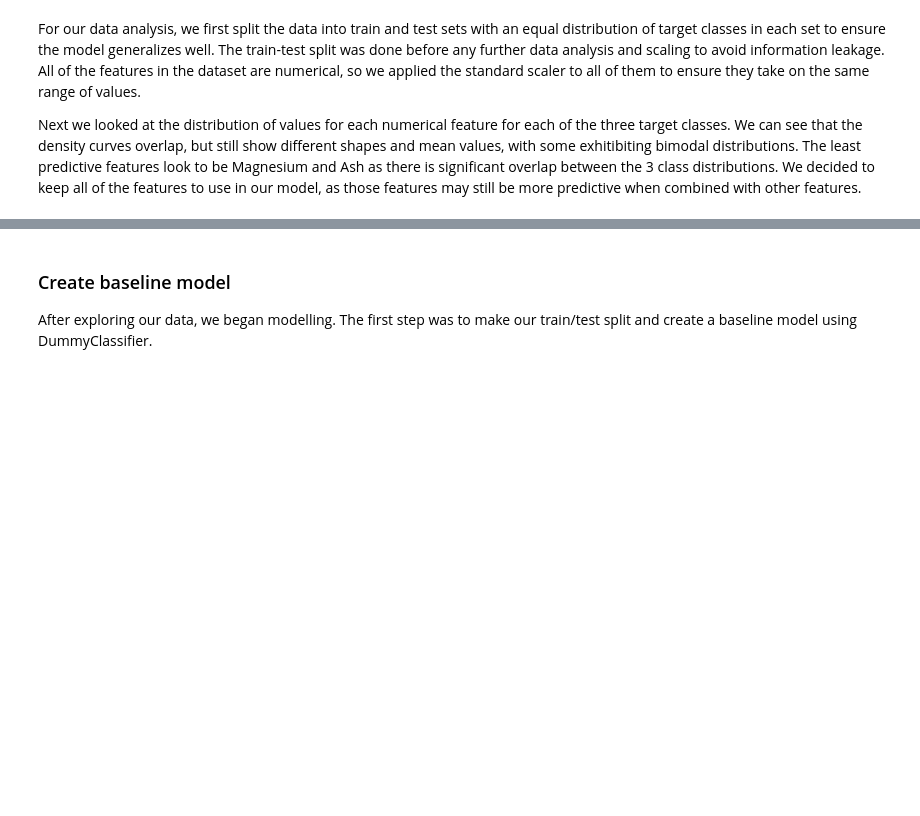
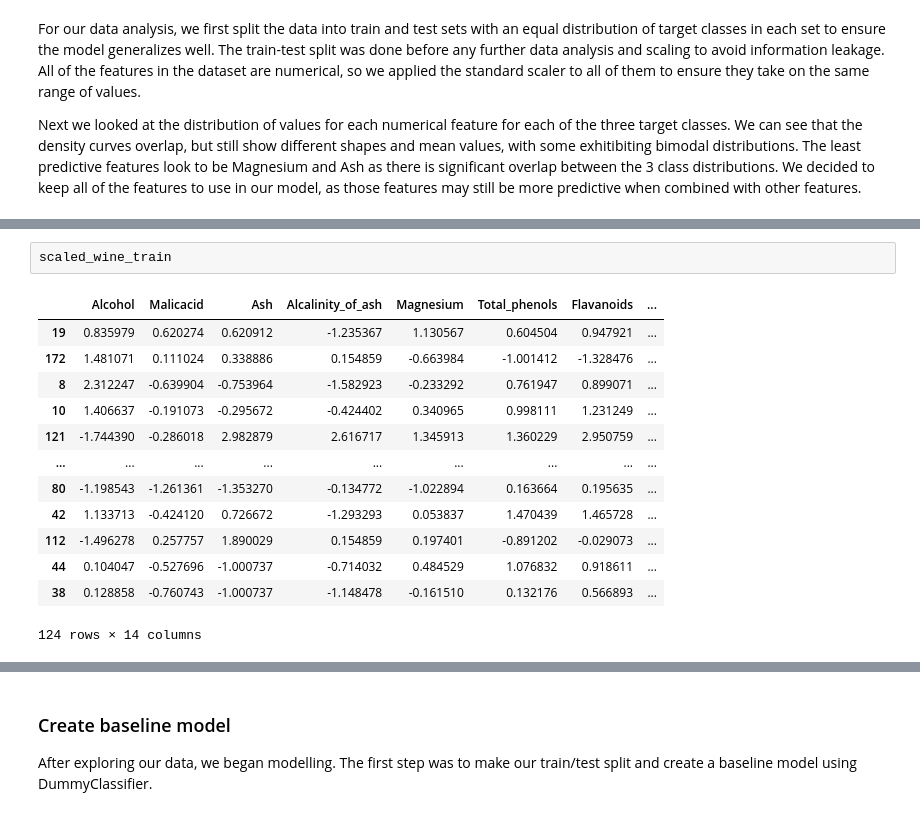
Before and after one commit to UBC-MDS/wine-origin-prediction, a Jupyter notebook: src/report.ipynb, the cells around one changed output, grey strips where cells are left out. Drawn from its saved outputs; the diff is of its cells as text; blank space fills up the shorter version.

```diff
--- a/src/report.ipynb
+++ b/src/report.ipynb
@@ -139,0 +114,16 @@ alt.Chart(wine_melted, width=150, height=100).transform_density(
+# %%
+scaled_wine_train
+# %% [output]
+|  | Alcohol | Malicacid | Ash | Alcalinity_of_ash | Magnesium | Total_phenols | Flavanoids | ... |
+| 19 | 0.835979 | 0.620274 | 0.620912 | -1.235367 | 1.130567 | 0.604504 | 0.947921 | ... |
+| 172 | 1.481071 | 0.111024 | 0.338886 | 0.154859 | -0.663984 | -1.001412 | -1.328476 | ... |
+| 8 | 2.312247 | -0.639904 | -0.753964 | -1.582923 | -0.233292 | 0.761947 | 0.899071 | ... |
+| 10 | 1.406637 | -0.191073 | -0.295672 | -0.424402 | 0.340965 | 0.998111 | 1.231249 | ... |
+| 121 | -1.744390 | -0.286018 | 2.982879 | 2.616717 | 1.345913 | 1.360229 | 2.950759 | ... |
+| ... | ... | ... | ... | ... | ... | ... | ... | ... |
+| 80 | -1.198543 | -1.261361 | -1.353270 | -0.134772 | -1.022894 | 0.163664 | 0.195635 | ... |
+| 42 | 1.133713 | -0.424120 | 0.726672 | -1.293293 | 0.053837 | 1.470439 | 1.465728 | ... |
+| 112 | -1.496278 | 0.257757 | 1.890029 | 0.154859 | 0.197401 | -0.891202 | -0.029073 | ... |
+| 44 | 0.104047 | -0.527696 | -1.000737 | -0.714032 | 0.484529 | 1.076832 | 0.918611 | ... |
+| 38 | 0.128858 | -0.760743 | -1.000737 | -1.148478 | -0.161510 | 0.132176 | 0.566893 | ... |
+124 rows × 14 columns
```
Also changed, not shown: parts of 8 cells of this notebook, 1 other file.
